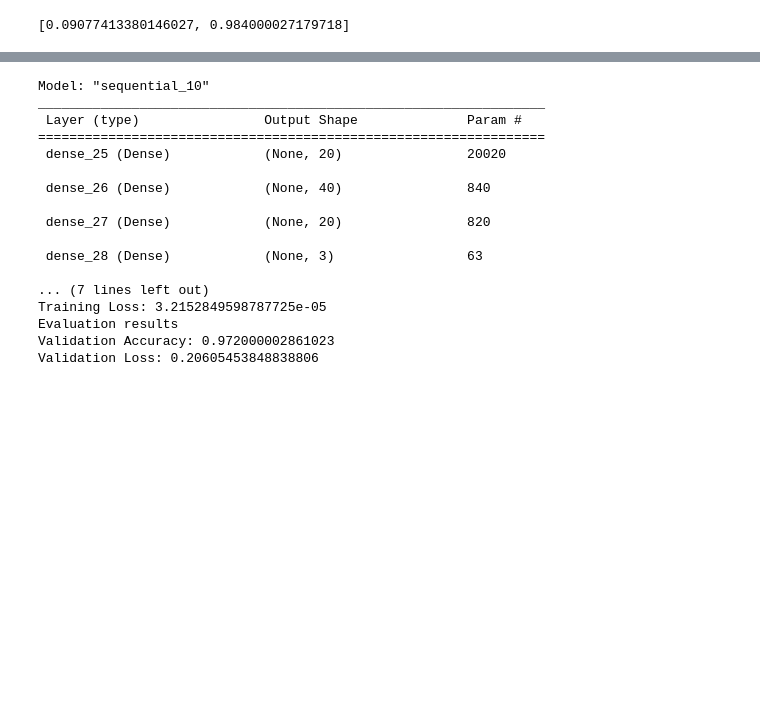
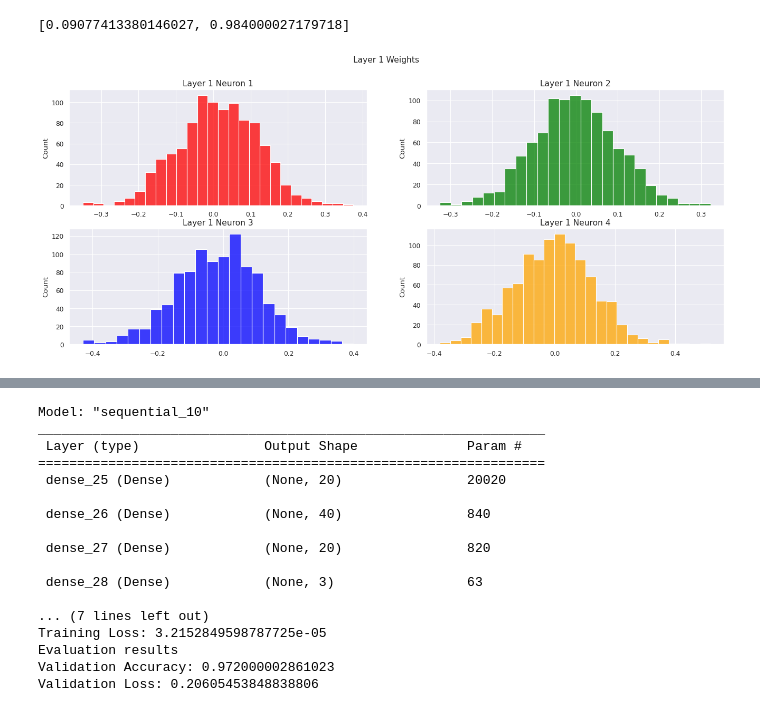
Before and after one commit to veysiadn/acustic-emission-models, a Jupyter notebook: convert_deploy.ipynb, the cells around one changed output, grey strips where cells are left out. Drawn from its saved outputs; the diff is of its cells as text; code cells hidden in the pictures; blank space fills up the shorter version.

Commit message:
add weight distribution

```diff
--- a/convert_deploy.ipynb
+++ b/convert_deploy.ipynb
@@ -828,0 +797,22 @@ plot_weight_distribution(dense_model)
+# %%
+import seaborn as sns
+weights = dense_model.get_weights()
+weights = np.array(weights)
+fig, ax1 = plt.subplots(2,2,squeeze=False)
+layer1_weights = weights[0].transpose()
+sns.set(rc={"figure.dpi":80, 'savefig.dpi':80, "figure.figsize":(20, 8)})
+g=sns.histplot(layer1_weights[0], ax=ax1[0,0],color='red')
+g.set_title("Layer 1 Neuron 1",fontsize=14)
+###================================================================================================
+g=sns.histplot(layer1_weights[1], ax=ax1[0,1],color='green')
+g.set_title("Layer 1 Neuron 2",fontsize=14)
+###================================================================================================
+g=sns.histplot(layer1_weights[2], ax=ax1[1,0], color='blue')
+g.set_title("Layer 1 Neuron 3",fontsize=14)
+###================================================================================================
+g=sns.histplot(layer1_weights[3], ax=ax1[1,1], color='orange')
+g.set_title("Layer 1 Neuron 4",fontsize=14)
+###================================================================================================
+g=fig.suptitle('Layer 1 Weights', fontsize=14)
+# %% [output]
+[figure, added]
```
Also changed, not shown: parts of 7 cells of this notebook.
